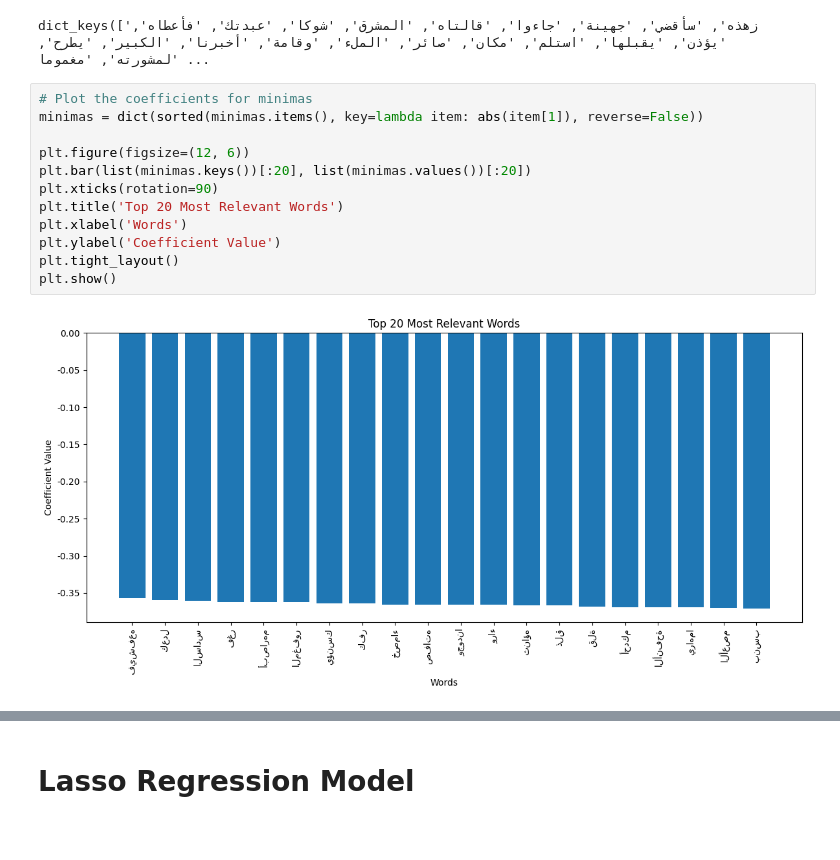
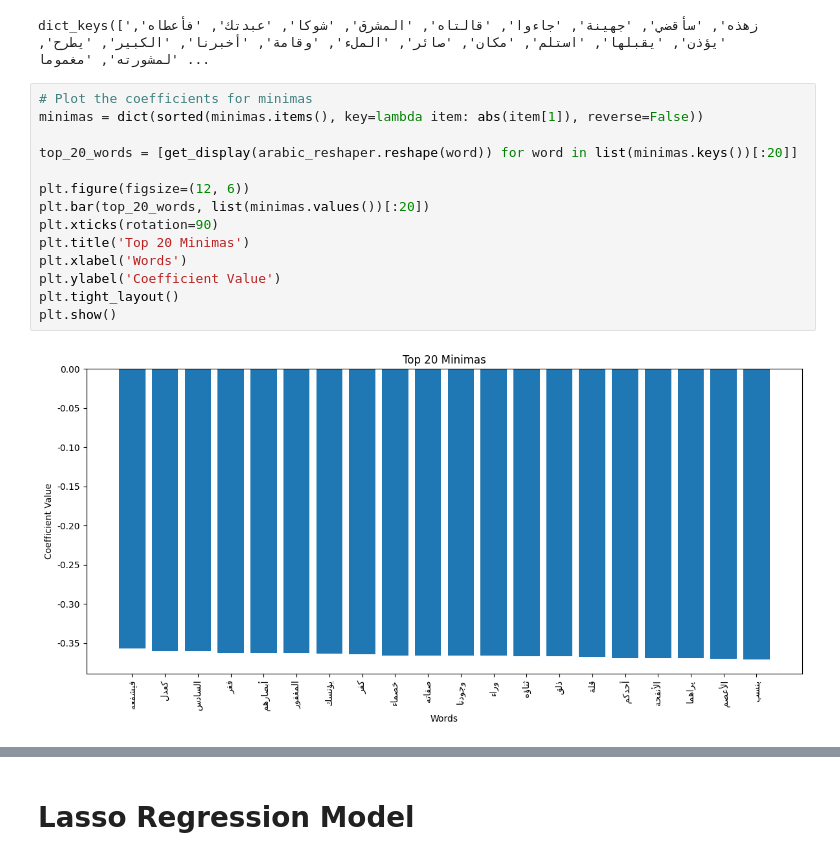
Before and after one commit to MuhammadHelmyOmar/Hadith, a Jupyter notebook: bow_featuring.ipynb, the cells around one changed output, grey strips where cells are left out. Drawn from its saved outputs; the diff is of its cells as text.

```diff
--- a/bow_featuring.ipynb
+++ b/bow_featuring.ipynb
@@ -420,17 +425,19 @@ dict_keys(['زهذه', 'سأقضي', 'جهينة', 'جاءوا', 'قالتاه',
 # %%
 # Plot the coefficients for minimas
 minimas = dict(sorted(minimas.items(), key=lambda item: abs(item[1]), reverse=False))
 
+top_20_words = [get_display(arabic_reshaper.reshape(word)) for word in list(minimas.keys())[:20]]
+
 plt.figure(figsize=(12, 6))
-plt.bar(list(minimas.keys())[:20], list(minimas.values())[:20])
+plt.bar(top_20_words, list(minimas.values())[:20])
 plt.xticks(rotation=90)
-plt.title('Top 20 Most Relevant Words')
+plt.title('Top 20 Minimas')
 plt.xlabel('Words')
 plt.ylabel('Coefficient Value')
 plt.tight_layout()
 plt.show()
 # %% [output]
-[figure, old version]
+[figure, new version]
 # %%
 maximas.keys()
 # %% [output]
```
Also changed, not shown: parts of 5 cells of this notebook.
